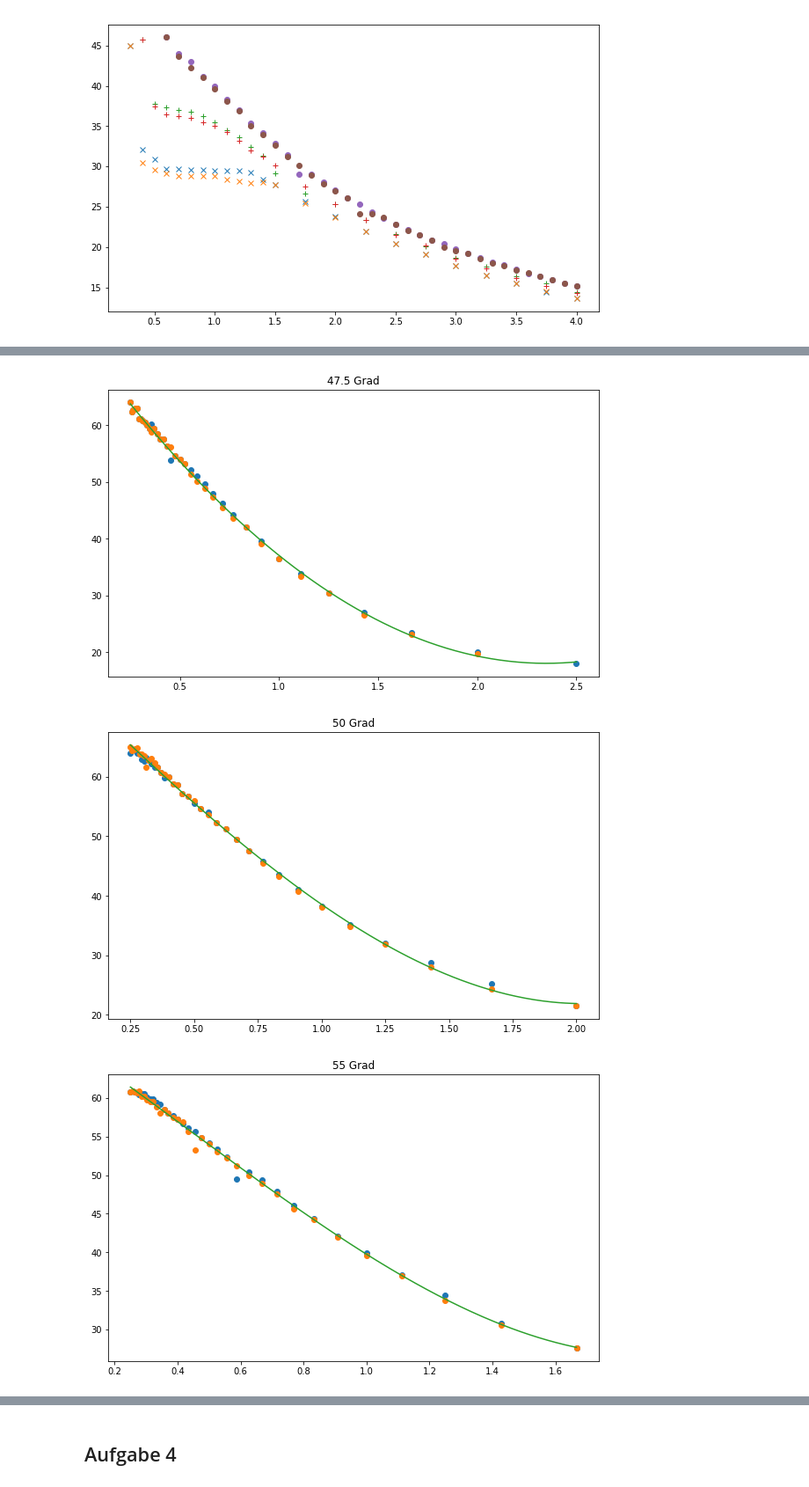
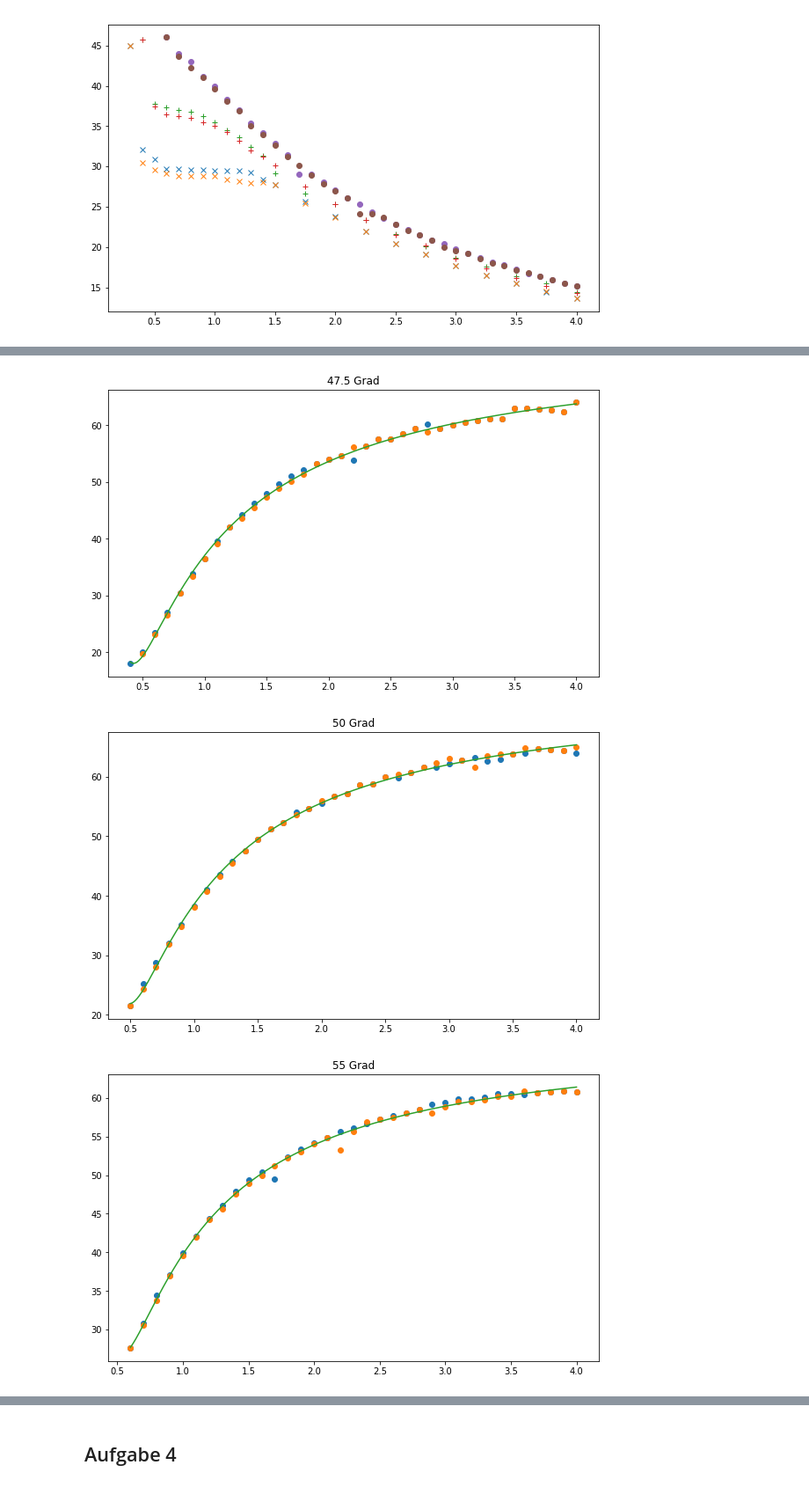
Before and after one commit to ces42/praktikum1, a Jupyter notebook: ZUS/Daten/Auswertung.ipynb, the cells around one changed output, grey strips where cells are left out. Shown at 88% size. Drawn from its saved outputs; the diff is of its cells as text; code cells hidden in the pictures.

```diff
--- a/ZUS/Daten/Auswertung.ipynb
+++ b/ZUS/Daten/Auswertung.ipynb
@@ -105,31 +105,31 @@ for T in alle:
 # %%
 uberkrit = {47.5:1, 50:2, 55:3}
 for T in uberkrit:
     _ = plt.figure()
     Vol = V[T]
-    _ = plt.plot(1/Vol, transpose([pab[T]*Vol, pauf[T]*Vol]), 'o')
-    a, b, c, d = scipy.polyfit(1/Vol, p[T]*V[T], deg=3)
-    n = d * .1 / const.R / (T + const.zero_Celsius)
+    _ = plt.plot(Vol, transpose([pab[T]*Vol, pauf[T]*Vol]), 'o')
+    c3, c2, c1, c0 = scipy.polyfit(1/Vol, p[T]*V[T], deg=3)
+    n = c0 * .1 / const.R / (T + const.zero_Celsius)
     print(f'{T} Grad: (Gruppe {uberkrit[T]})')
-    print(f'n R T = {d * .1} Joule')
+    print(f'n R T = {c0 * .1} Joule')
     print(f'n{uberkrit[T]} = {n}')
     print()
     exec(f'n{uberkrit[T]} = {n}')
     x = linspace(min(1/Vol), max(1/Vol), 200)
-    _ = plt.plot(x, a*x**3 + b*x**2 + c*x + d)
+    _ = plt.plot(1/x, c3*x**3 + c2*x**2 + c1*x + c0)
     _ = plt.title(f'{T} Grad')
 # %% [output]
 47.5 Grad: (Gruppe 1)
 n R T = 7.5175839003391465 Joule
 n1 = 0.0028197655586642252
 
 50 Grad: (Gruppe 2)
 n R T = 7.563094295876462 Joule
 n2 = 0.002814889279564141
 
 55 Grad: (Gruppe 3)
 n R T = 6.854644628506384 Joule
 n3 = 0.002512340490284236
-[figure, old version]
+[figure, new version]
-[figure, old version]
+[figure, new version]
-[figure, old version]
+[figure, new version]
```
Also changed, not shown: parts of 15 cells of this notebook.
